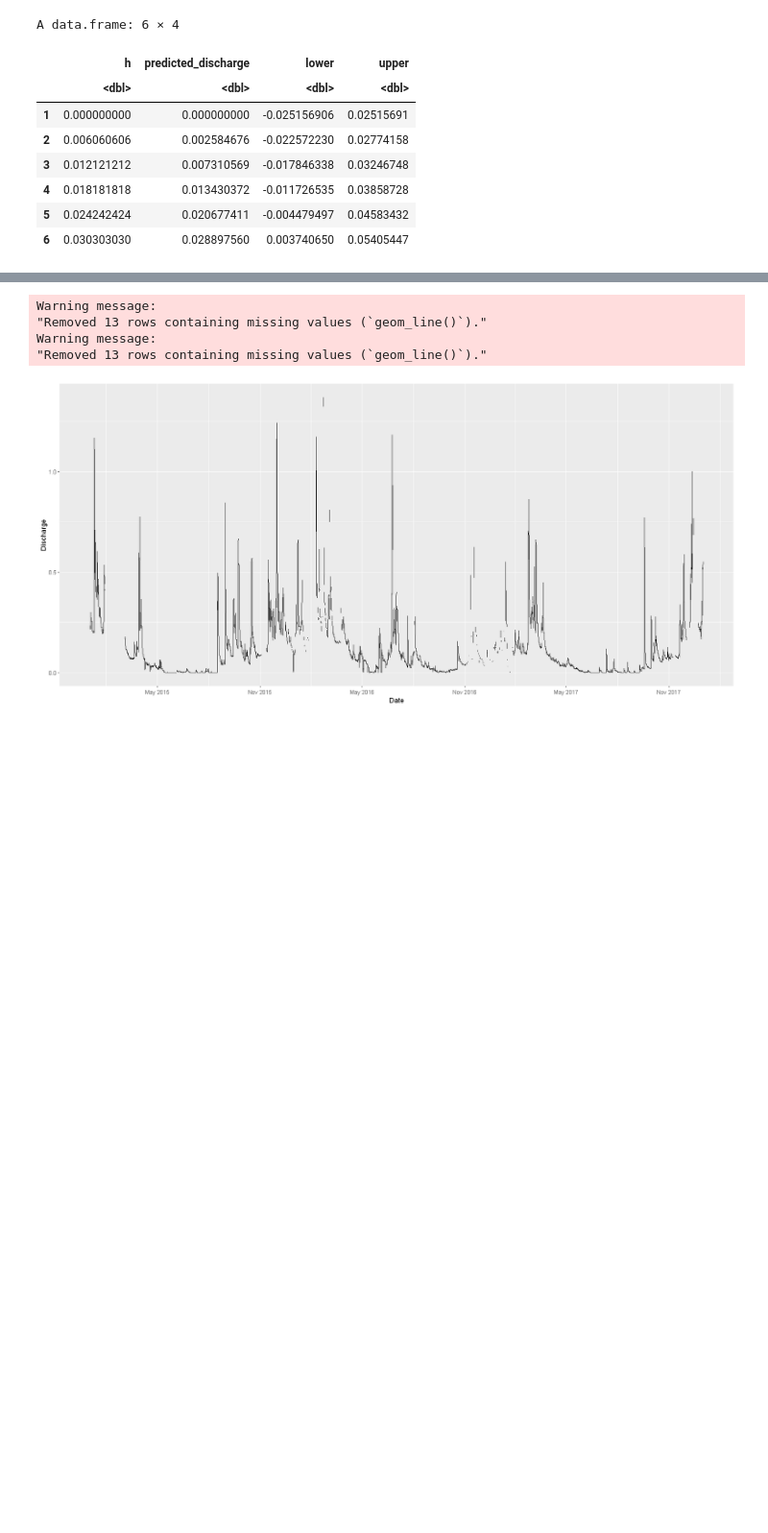
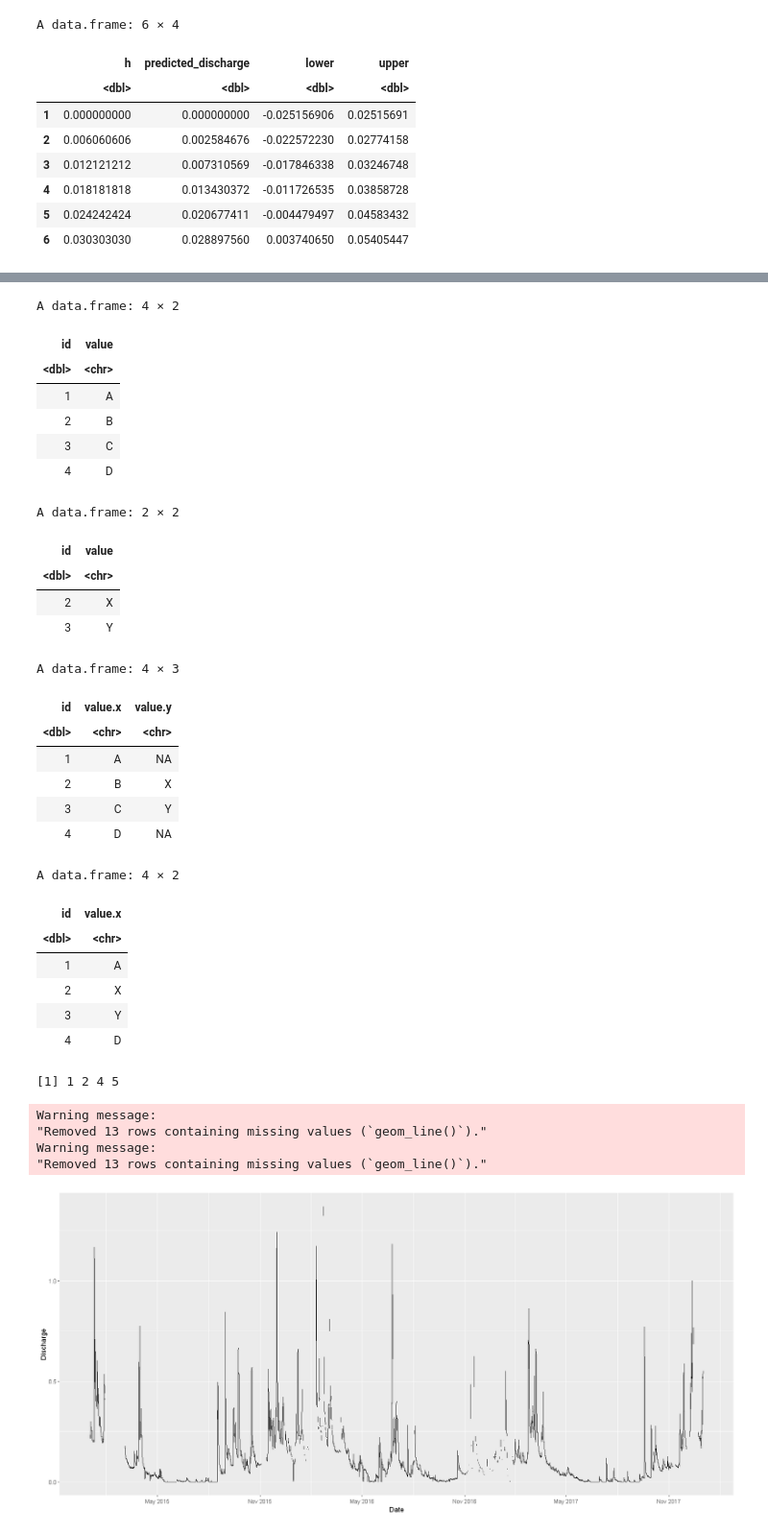
Before and after one commit to sanlocoz/EDCA, a Jupyter notebook: Data Processing.ipynb, the cells around one changed output, grey strips where cells are left out. Shown at 96% size. Cells and saved outputs as stored; diff of their text form; code cells hidden in the pictures; blank space fills up the shorter version.

```diff
--- a/Data Processing.ipynb
+++ b/Data Processing.ipynb
@@ -258,3 +268,62 @@ print(WT00pred$fit)
+# %%
+# Sample dataframes
+df1 <- data.frame(id = c(1, 2, 3, 4),
+                  value = c("A", "B", "C", "D"))
+
+df2 <- data.frame(id = c(2, 3),
+                  value = c("X", "Y"))
+
+df1
+df2
+# Perform left join based on the 'id' column
+result_df <- left_join(df1, df2, by = "id")
+
+result_df
+# Replace values in 'value.x' with corresponding values from 'value.y'
+result_df <- result_df %>%
+  mutate(value.x = ifelse(!is.na(value.y), value.y, value.x)) %>%
+  select(-value.y)  # Remove the extra column
+
+# Print the result
+result_df
+# %% [output]
+A data.frame: 4 × 2
+| id | value |
+| <dbl> | <chr> |
+| 1 | A |
+| 2 | B |
+| 3 | C |
+| 4 | D |
+A data.frame: 2 × 2
+| id | value |
+| <dbl> | <chr> |
+| 2 | X |
+| 3 | Y |
+A data.frame: 4 × 3
+| id | value.x | value.y |
+| <dbl> | <chr> | <chr> |
+| 1 | A | NA |
+| 2 | B | X |
+| 3 | C | Y |
+| 4 | D | NA |
+A data.frame: 4 × 2
+| id | value.x |
+| <dbl> | <chr> |
+| 1 | A |
+| 2 | X |
+| 3 | Y |
+| 4 | D |
+# %%
+# Sample dataframe
+df <- data.frame(A = c(1, 2, 3, 4, 5))
+
+# Filter rows where column A is not equal to 3
+filtered_df <- df[df$A != 3, ]
+
+# Output the filtered dataframe
+print(filtered_df)
+# %% [output]
+[1] 1 2 4 5
 # %%
 #start and end period
 start = "2015-01-01"
```
Also changed, not shown: parts of 7 cells of this notebook.
